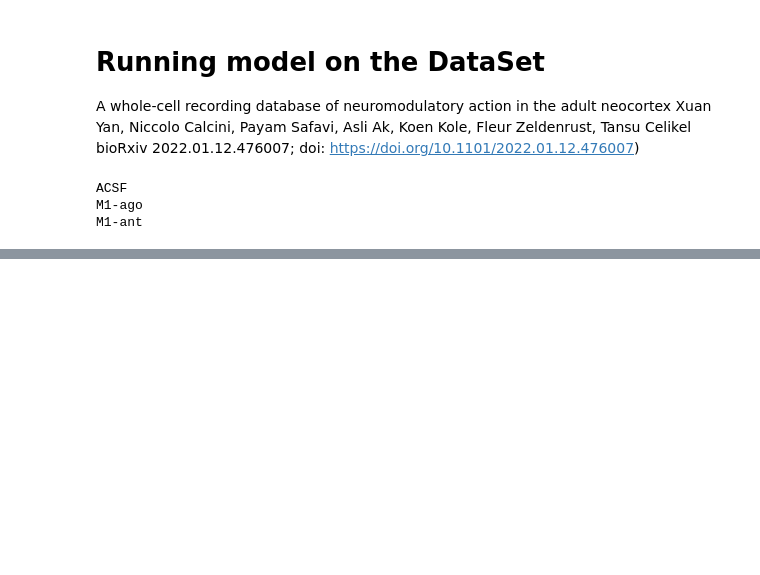
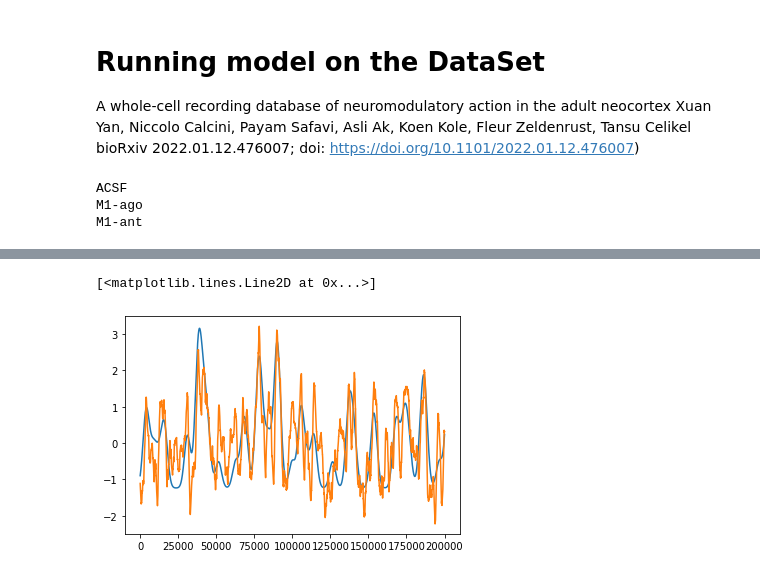
Before and after one commit to Nishant-codex/single_neuron_models, a Jupyter notebook: Multiple time scales of adaptation.ipynb, the cells around one changed output, grey strips where cells are left out. Cells and saved outputs as stored; diff of their text form; code cells hidden in the pictures; blank space fills up the shorter version.

```diff
--- a/Multiple time scales of adaptation.ipynb
+++ b/Multiple time scales of adaptation.ipynb
@@ -195,0 +171,11 @@ plt.show()
+# %%
+tau = 100
+train = SpikeTrain(spikes/20*ms, t_stop=360*1000,units=ms)
+inst_fr = instantaneous_rate(train, sampling_period=1/20*ms, kernel=GaussianKernel(tau*ms))
+# %%
+plt.plot(standardize(inst_fr[:20000*10]))
+plt.plot(standardize(I_convs[2][:20000*10]))
+# plt.plot(standardize(fr_gaussian[:20000*10]),alpha=0.2)
+# %% [output]
+[<matplotlib.lines.Line2D at 0x...>]
+[figure, added]
```
Also changed, not shown: parts of 36 cells of this notebook.
